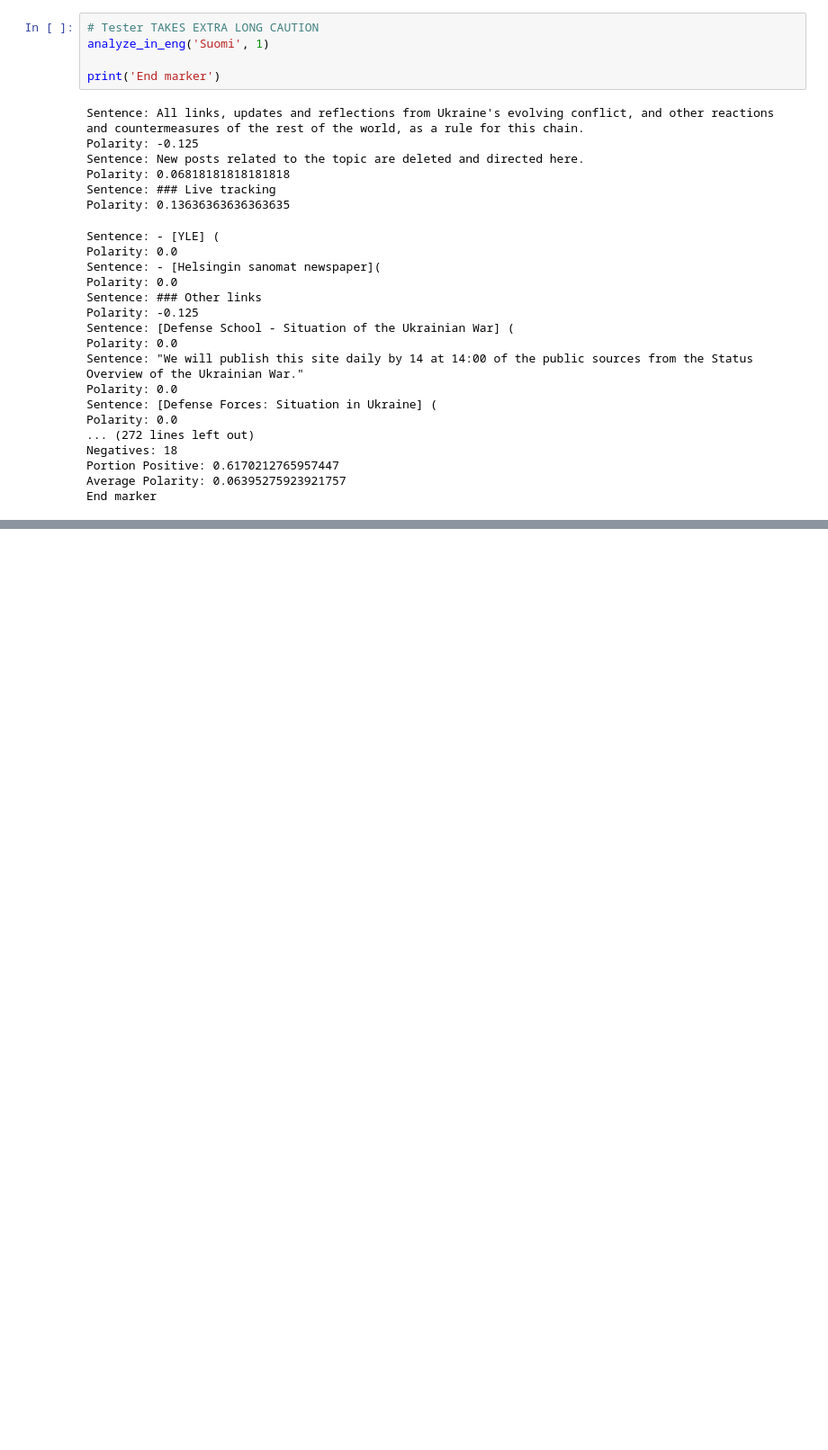
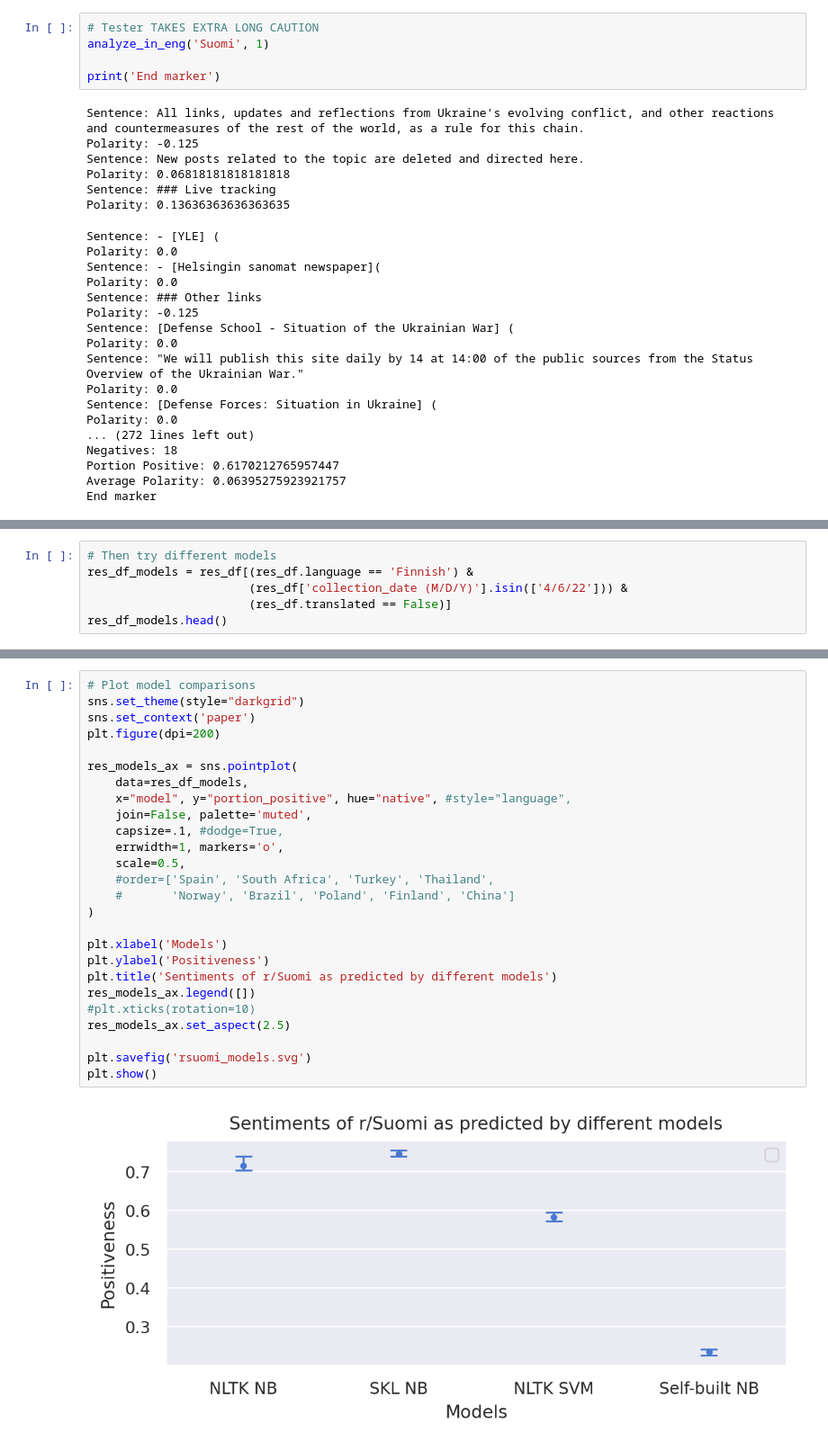
Before and after one commit to xh313/Corpus-Linguistics-Works, a Jupyter notebook: CorpusLingFinalProject.ipynb, the cells around one changed output, grey strips where cells are left out. Shown at 90% size. Saved outputs shown, nothing was run; the diff lists cells and outputs as text; blank space fills up the shorter version.

```diff
--- a/CorpusLingFinalProject.ipynb
+++ b/CorpusLingFinalProject.ipynb
@@ -703,0 +904,6 @@ End marker
+# %%
+# Then try different models
+res_df_models = res_df[(res_df.language == 'Finnish') &
+                       (res_df['collection_date (M/D/Y)'].isin(['4/6/22'])) &
+                       (res_df.translated == False)]
+res_df_models.head()
@@ -703,0 +917,28 @@ End marker
+# %%
+# Plot model comparisons
+sns.set_theme(style="darkgrid")
+sns.set_context('paper')
+plt.figure(dpi=200)
+
+res_models_ax = sns.pointplot(
+    data=res_df_models,
+    x="model", y="portion_positive", hue="native", #style="language",
+    join=False, palette='muted',
+    capsize=.1, #dodge=True,
+    errwidth=1, markers='o',
+    scale=0.5,
+    #order=['Spain', 'South Africa', 'Turkey', 'Thailand',
+    #       'Norway', 'Brazil', 'Poland', 'Finland', 'China']
+)
+
+plt.xlabel('Models')
+plt.ylabel('Positiveness')
+plt.title('Sentiments of r/Suomi as predicted by different models')
+res_models_ax.legend([])
+#plt.xticks(rotation=10)
+res_models_ax.set_aspect(2.5)
+
+plt.savefig('rsuomi_models.svg')
+plt.show()
+# %% [output]
+[figure, added]
```
Also changed, not shown: parts of 26 cells of this notebook.
